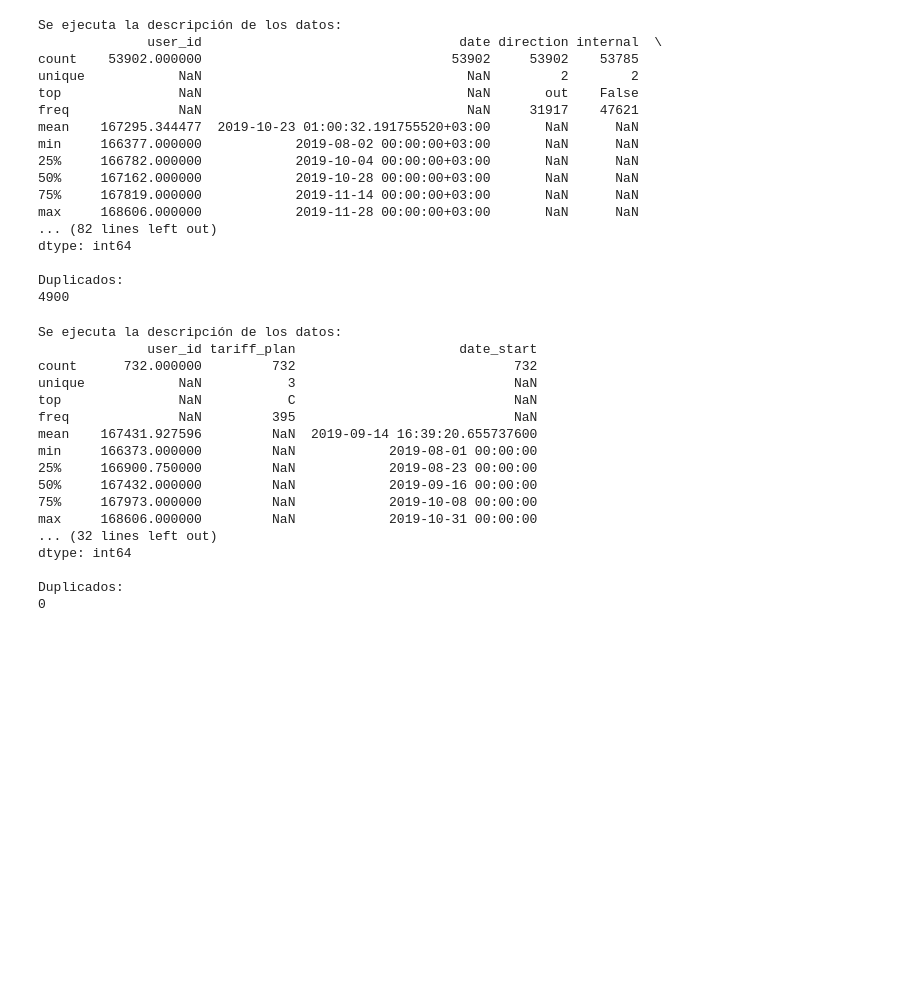
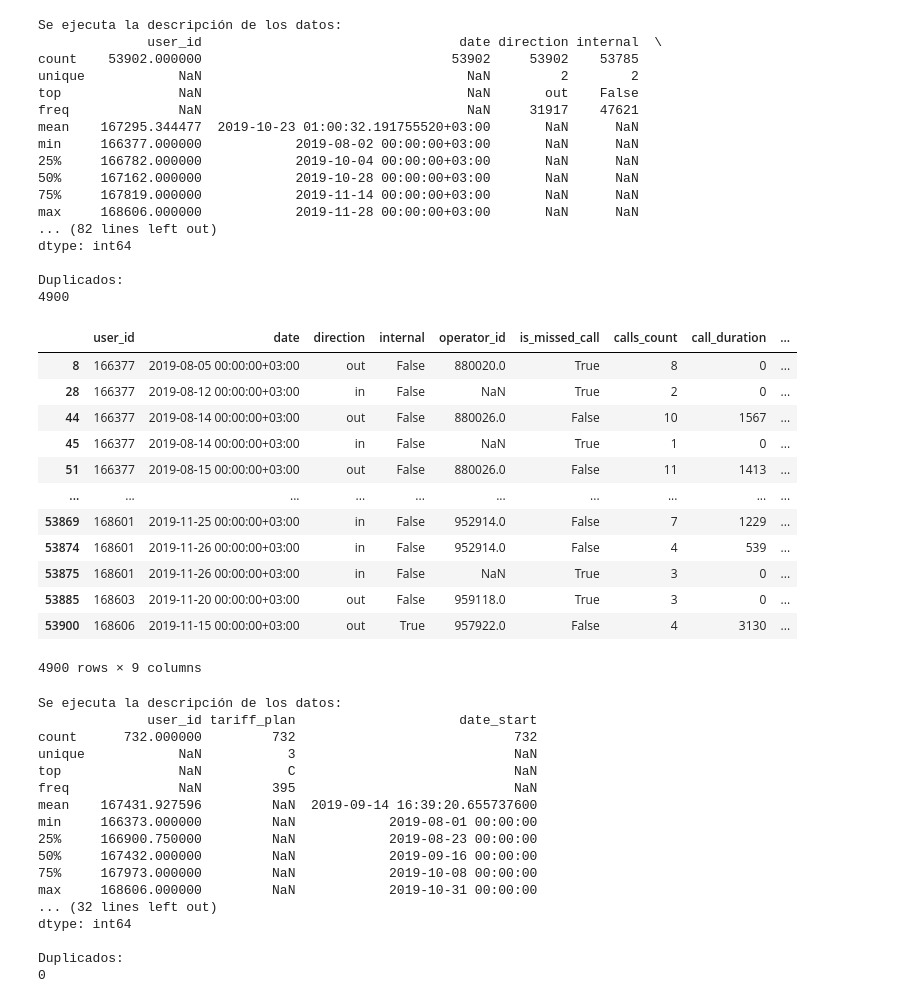
Before and after one commit to hukitan/tripleten, a Jupyter notebook: Proyectos_en_desarrollo/Proyecto Final/Proyecto Final.ipynb, the cells around one changed output. Cells and saved outputs as stored; diff of their text form; code cells hidden in the pictures; blank space fills up the shorter version.

```diff
--- a/Proyectos_en_desarrollo/Proyecto Final/Proyecto Final.ipynb
+++ b/Proyectos_en_desarrollo/Proyecto Final/Proyecto Final.ipynb
@@ -91,6 +92,22 @@ dtype: int64
 
 Duplicados:
 4900
+# %%
+telco_ds[telco_ds.duplicated()]
+# %% [output]
+|  | user_id | date | direction | internal | operator_id | is_missed_call | calls_count | call_duration | ... |
+| 8 | 166377 | 2019-08-05 00:00:00+03:00 | out | False | 880020.0 | True | 8 | 0 | ... |
+| 28 | 166377 | 2019-08-12 00:00:00+03:00 | in | False | NaN | True | 2 | 0 | ... |
+| 44 | 166377 | 2019-08-14 00:00:00+03:00 | out | False | 880026.0 | False | 10 | 1567 | ... |
+| 45 | 166377 | 2019-08-14 00:00:00+03:00 | in | False | NaN | True | 1 | 0 | ... |
+| 51 | 166377 | 2019-08-15 00:00:00+03:00 | out | False | 880026.0 | False | 11 | 1413 | ... |
+| ... | ... | ... | ... | ... | ... | ... | ... | ... | ... |
+| 53869 | 168601 | 2019-11-25 00:00:00+03:00 | in | False | 952914.0 | False | 7 | 1229 | ... |
+| 53874 | 168601 | 2019-11-26 00:00:00+03:00 | in | False | 952914.0 | False | 4 | 539 | ... |
+| 53875 | 168601 | 2019-11-26 00:00:00+03:00 | in | False | NaN | True | 3 | 0 | ... |
+| 53885 | 168603 | 2019-11-20 00:00:00+03:00 | out | False | 959118.0 | True | 3 | 0 | ... |
+| 53900 | 168606 | 2019-11-15 00:00:00+03:00 | out | True | 957922.0 | False | 4 | 3130 | ... |
+4900 rows × 9 columns
 # %%
 client_ds = pd.read_csv('Datasets/telecom_clients_us.csv')
 
```
Also changed, not shown: parts of 19 cells of this notebook.
